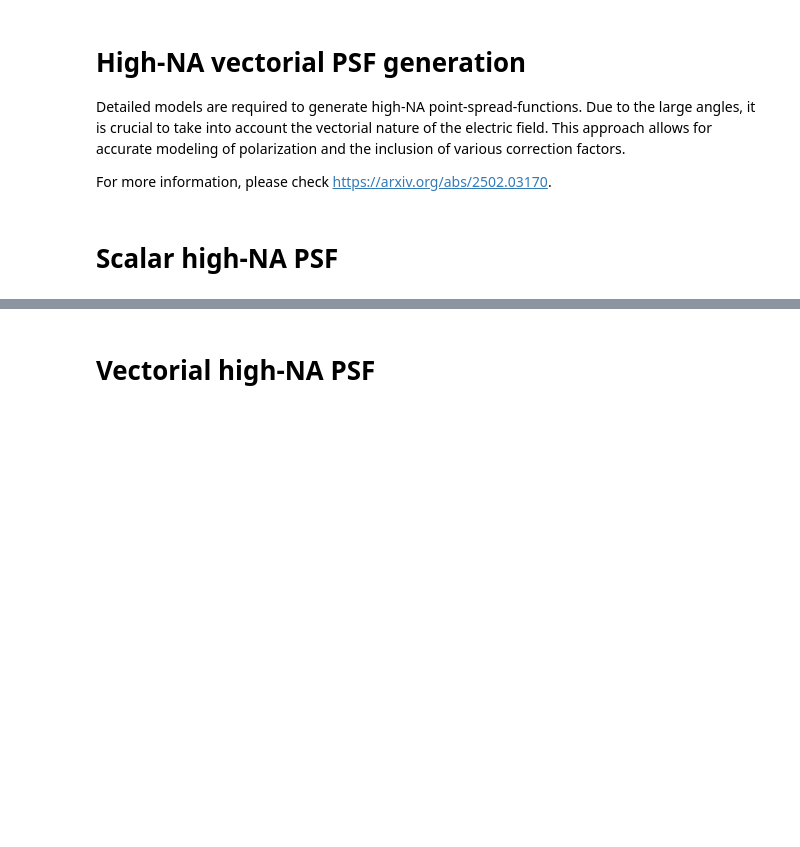
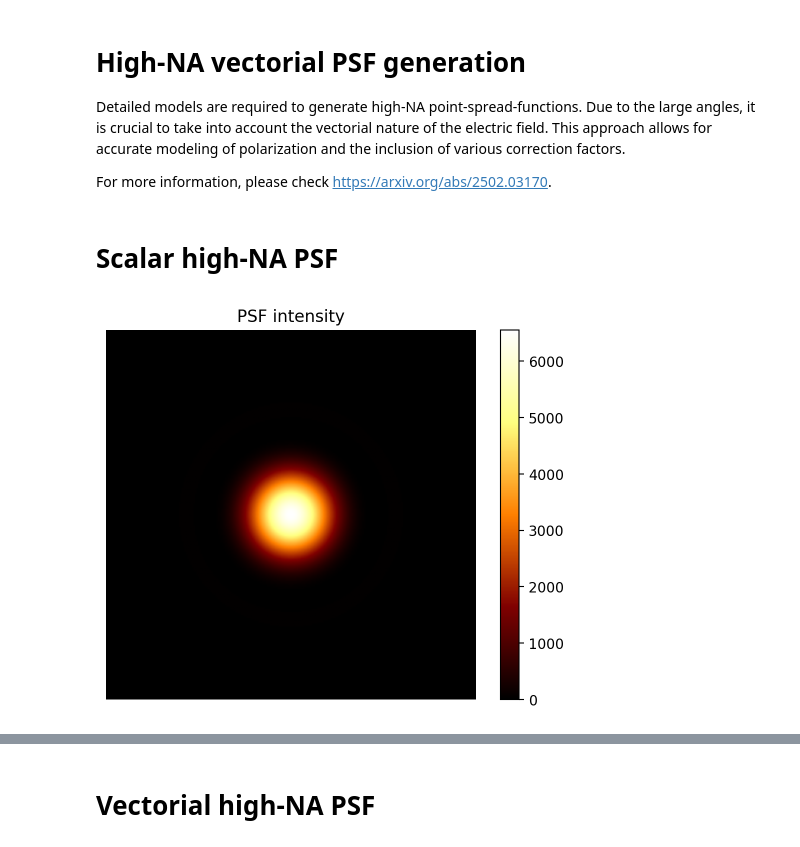
Before and after one commit to chromatix-team/chromatix, a Jupyter notebook: docs/examples/highNA_PSF.ipynb, the cells around one changed output, grey strips where cells are left out. Cells and saved outputs as stored; diff of their text form; code cells hidden in the pictures; blank space fills up the shorter version.

```diff
--- a/docs/examples/highNA_PSF.ipynb
+++ b/docs/examples/highNA_PSF.ipynb
@@ -45,6 +48,15 @@ field = cf.high_na_ff_lens(
 )
 
 psf_scalar = jnp.abs(field.u.squeeze()) ** 2
+# %%
+plt.figure()
+plt.imshow(psf_scalar.squeeze(), cmap="afmhot")
+plt.colorbar()
+plt.title("PSF intensity")
+plt.axis("off")
+plt.show()
+# %% [output]
+[figure, added]
 # %%
 plt.figure()
 plt.imshow(psf_scalar.squeeze(), cmap="afmhot")
```
Also changed, not shown: parts of 3 cells of this notebook, 1 other file.
